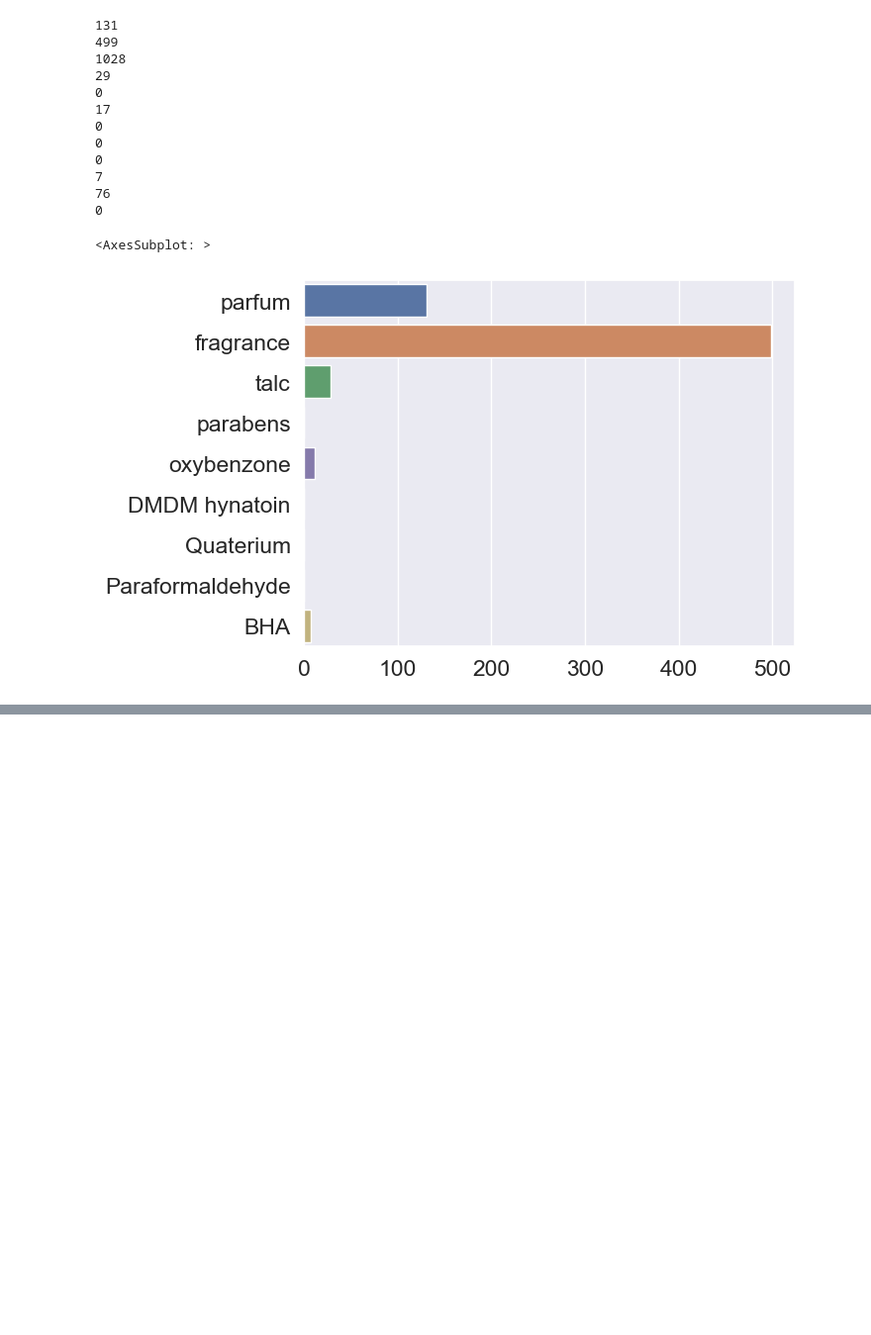
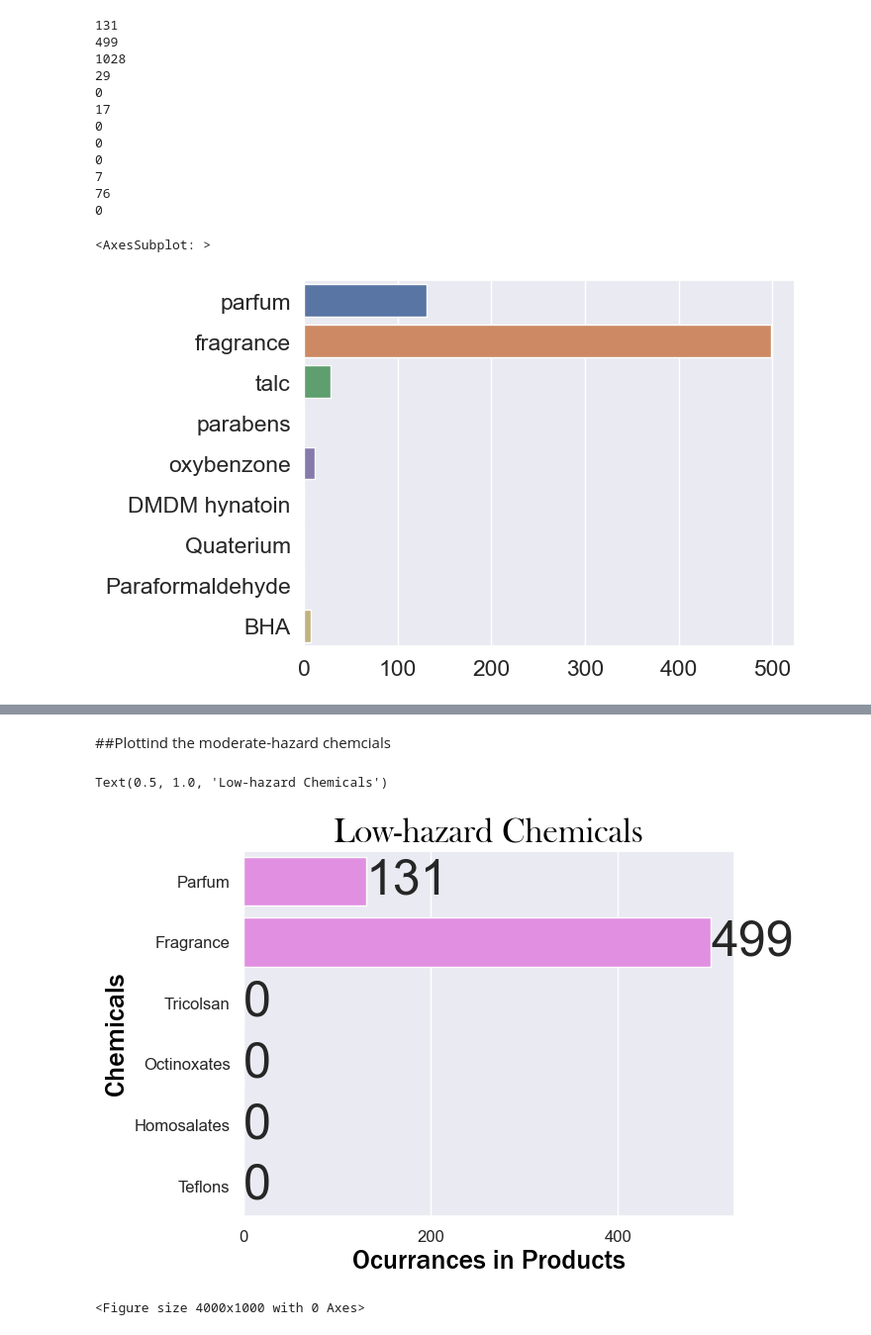
Before and after one commit to mahakanakala/toxins, a Jupyter notebook: toxins_in_beauty_products.ipynb, the cells around one changed output, grey strips where cells are left out. Shown at 99% size. Cells and saved outputs as stored; diff of their text form; code cells hidden in the pictures; blank space fills up the shorter version.

```diff
--- a/toxins_in_beauty_products.ipynb
+++ b/toxins_in_beauty_products.ipynb
@@ -314,0 +350,64 @@ print(glycol_occ)
+# %% [markdown]
+##Plottind the moderate-hazard chemcials
+# %%
+#phalates
+parfum_occ = df[df['Ingredients'].str.contains("Parfum")].shape[0]
+fragrance_occ = df[df['Ingredients'].str.contains("Fragrance")].shape[0]
+triclosan_occ = df[df['Ingredients'].str.contains("triclosan")].shape[0]
+octinoxates_occ = df[df['Ingredients'].str.contains("Octinaxate")].shape[0]
+homosalate_occ = df[df['Ingredients'].str.contains("homosalate")].shape[0]
+teflon_occ = df[df['Ingredients'].str.contains("teflon")].shape[0]
+
+
+occurances = [parfum_occ, fragrance_occ, triclosan_occ, octinoxates_occ, homosalate_occ, teflon_occ]
+chemicals = ['Parfum', 'Fragrance', 'Tricolsan', 'Octinoxates', 'Homosalates', 'Teflons']
+ax = sns.barplot(x=occurances, y=chemicals,  color = 'violet')
+
+sns.set(font_scale=2)
+sns.set(font="Georgia")
+
+title_font = {
+    'family': 'Baskerville Old Face',
+    'color': 'black',
+    'weight': '400',
+    'size': 25
+
+}
+label_font = {
+    'family': 'Franklin Gothic Medium',
+    'color': 'black',
+    'weight': 'bold',
+    'size': 20
+}
+
+opt_font = {
+    'family': 'Franklin Gothic Medium',
+    'color': 'black',
+    'weight': '100',
+    'size': 12
+}
+
+sns.set(font_scale = 3)
+plt.figure(figsize=(40,10))
+sns.color_palette("hls", 8)
+
+ax.bar_label(ax.containers[0])
+
+#sns.set_style("whitegrid")
+#plt.set(rc={'axes.facecolor': lightblue, 'figures.facecolor': lightblue})
+
+plt.figure(figsize=(40,10))
+ax.set_xlabel("Ocurrances in Products", fontdict= label_font)
+ax.set_xticklabels(ax.get_xticklabels(), size = 12)
+
+ax.set_ylabel("Chemicals", fontdict= label_font)
+ax.set_yticklabels(ax.get_yticklabels(), size=12)
+plt.text(-5, 1, 'endocrine disruptors, estrogen mimickers', fontdict = opt_font)
+
+#ax.set(xlabel="Ocurrances in Products", ylabel= "Chemcials")
+
+ax.set_title('Moderate-hazard Chemicals', fontdict=title_font)
+# %% [output]
+Text(0.5, 1.0, 'Low-hazard Chemicals')
+[figure, added]
+<Figure size 4000x1000 with 0 Axes>
```
Also changed, not shown: parts of 16 cells of this notebook.
